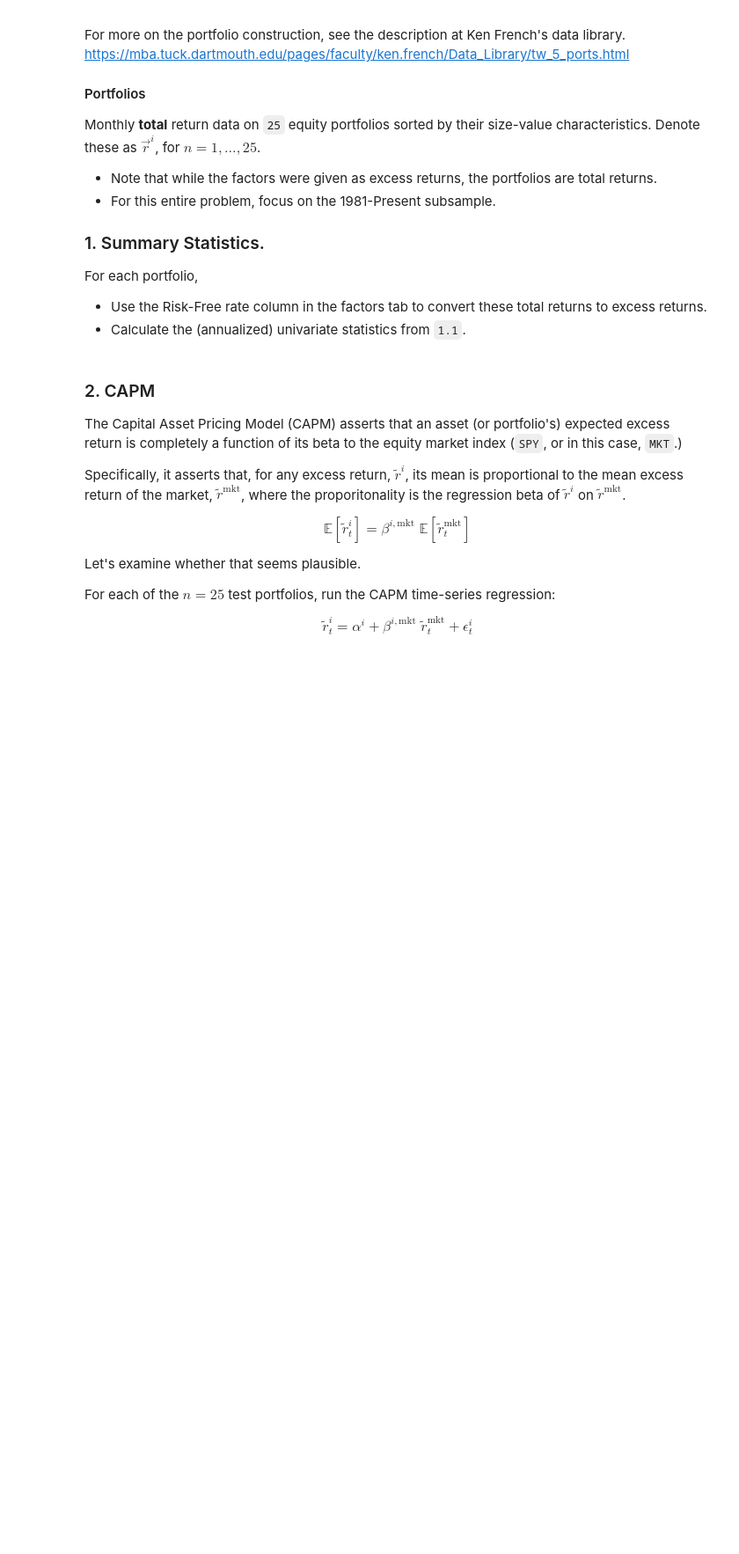
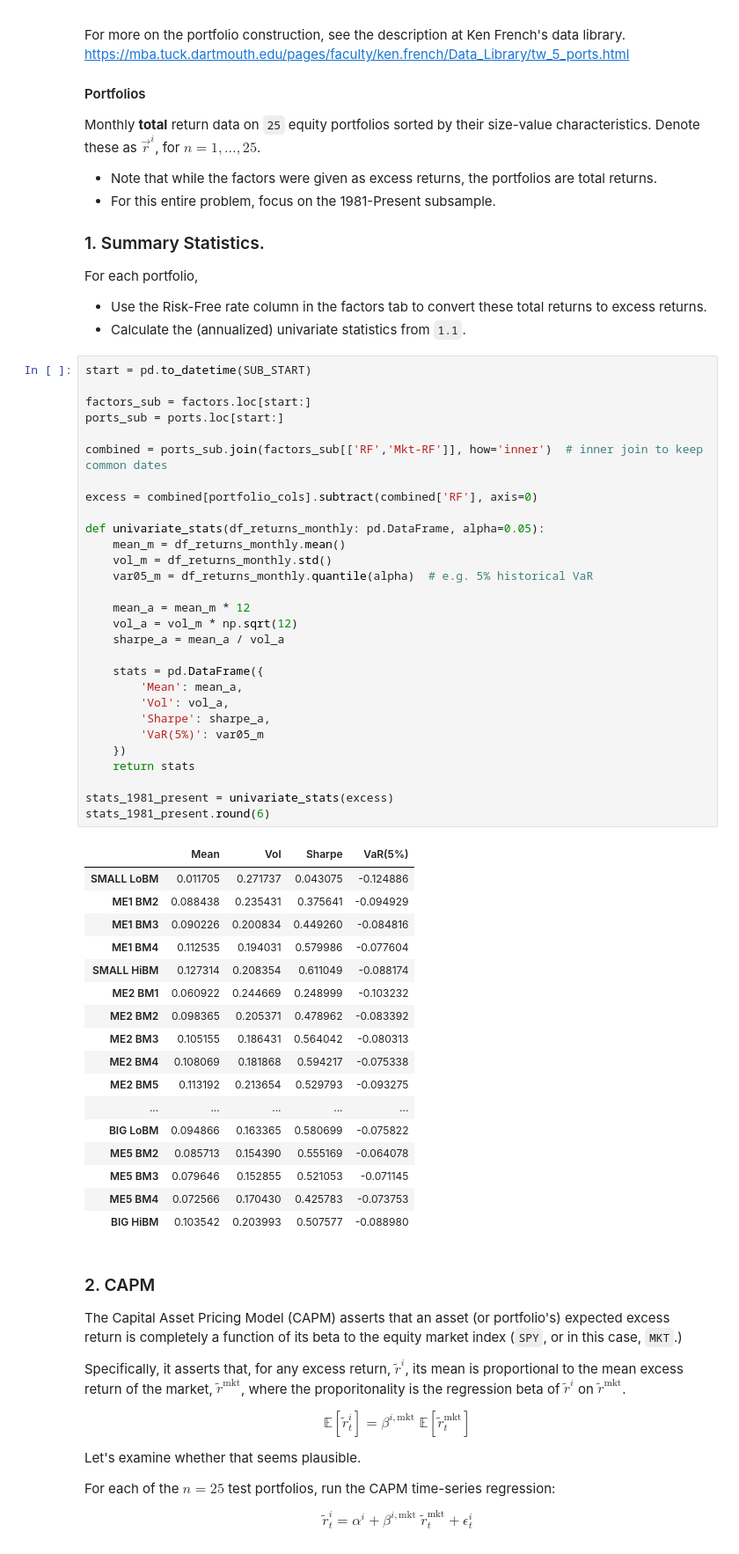
Before and after one commit to Emax25/FINM367-B37, a Jupyter notebook: C.4.0. DFA and Factor Investing.ipynb, the cells around one changed output. Shown at 88% size. Cells and saved outputs as stored; diff of their text form; blank space fills up the shorter version.

```diff
--- a/C.4.0. DFA and Factor Investing.ipynb
+++ b/C.4.0. DFA and Factor Investing.ipynb
@@ -298,6 +329,53 @@ Monthly **total** return data on `25` equity portfolios sorted by their size-val
 For each portfolio,
 - Use the Risk-Free rate column in the factors tab to convert these total returns to excess returns.
 - Calculate the (annualized) univariate statistics from `1.1`.
+# %%
+start = pd.to_datetime(SUB_START)
+
+factors_sub = factors.loc[start:]
+ports_sub = ports.loc[start:]
+
+combined = ports_sub.join(factors_sub[['RF','Mkt-RF']], how='inner')  # inner join to keep common dates
+
+excess = combined[portfolio_cols].subtract(combined['RF'], axis=0)
+
+def univariate_stats(df_returns_monthly: pd.DataFrame, alpha=0.05):
+    mean_m = df_returns_monthly.mean()
+    vol_m = df_returns_monthly.std()
+    var05_m = df_returns_monthly.quantile(alpha)  # e.g. 5% historical VaR
+
+    mean_a = mean_m * 12
+    vol_a = vol_m * np.sqrt(12)
+    sharpe_a = mean_a / vol_a
+
+    stats = pd.DataFrame({
+        'Mean': mean_a,
+        'Vol': vol_a,
+        'Sharpe': sharpe_a,
+        'VaR(5%)': var05_m
+    })
+    return stats
+
+stats_1981_present = univariate_stats(excess)
+stats_1981_present.round(6)
+# %% [output]
+|  | Mean | Vol | Sharpe | VaR(5%) |
+| SMALL LoBM | 0.011705 | 0.271737 | 0.043075 | -0.124886 |
+| ME1 BM2 | 0.088438 | 0.235431 | 0.375641 | -0.094929 |
+| ME1 BM3 | 0.090226 | 0.200834 | 0.449260 | -0.084816 |
+| ME1 BM4 | 0.112535 | 0.194031 | 0.579986 | -0.077604 |
+| SMALL HiBM | 0.127314 | 0.208354 | 0.611049 | -0.088174 |
+| ME2 BM1 | 0.060922 | 0.244669 | 0.248999 | -0.103232 |
+| ME2 BM2 | 0.098365 | 0.205371 | 0.478962 | -0.083392 |
+| ME2 BM3 | 0.105155 | 0.186431 | 0.564042 | -0.080313 |
+| ME2 BM4 | 0.108069 | 0.181868 | 0.594217 | -0.075338 |
+| ME2 BM5 | 0.113192 | 0.213654 | 0.529793 | -0.093275 |
+| ... | ... | ... | ... | ... |
+| BIG LoBM | 0.094866 | 0.163365 | 0.580699 | -0.075822 |
+| ME5 BM2 | 0.085713 | 0.154390 | 0.555169 | -0.064078 |
+| ME5 BM3 | 0.079646 | 0.152855 | 0.521053 | -0.071145 |
+| ME5 BM4 | 0.072566 | 0.170430 | 0.425783 | -0.073753 |
+| BIG HiBM | 0.103542 | 0.203993 | 0.507577 | -0.088980 |
 # %% [markdown]
 ### 2. CAPM
 
```
Also changed, not shown: parts of 10 cells of this notebook.
